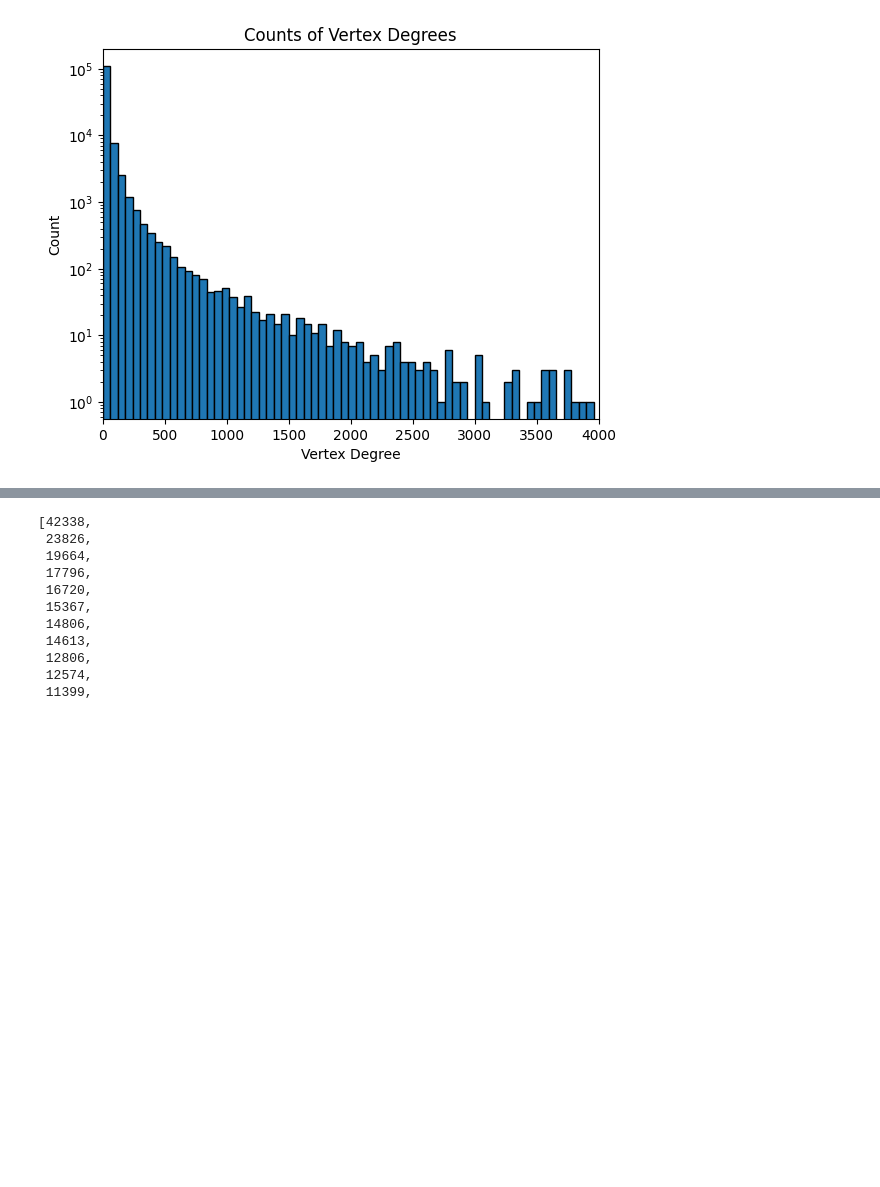
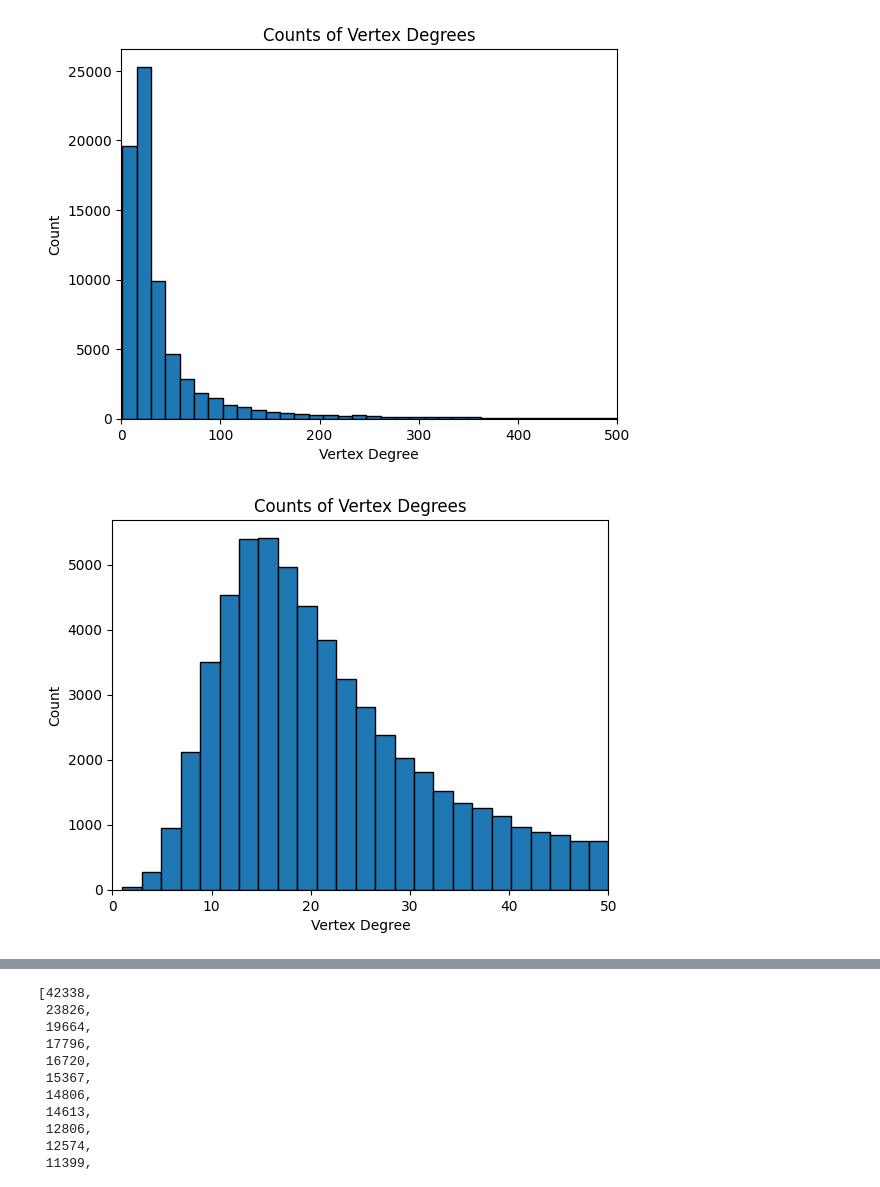
Before and after one commit to aimat-lab/materials_concepts, a Jupyter notebook: graph/Explore.ipynb, the cells around one changed output, grey strips where cells are left out. Saved outputs shown, nothing was run; the diff lists cells and outputs as text; code cells hidden in the pictures; blank space fills up the shorter version.

```diff
--- a/graph/Explore.ipynb
+++ b/graph/Explore.ipynb
@@ -30,14 +30,26 @@ for v1, v2, _ in edges:
 # %%
 
 data = degree_count.values()
 n_bins = int(np.floor(np.sqrt(len(data))))
-plt.hist(data, bins=n_bins*2, edgecolor='black')
+plt.hist(data, bins=n_bins*10, edgecolor='black')
 
-plt.yscale('log')
+#plt.yscale('log')
 plt.title('Counts of Vertex Degrees')
 plt.xlabel('Vertex Degree')
 plt.ylabel('Count')
-plt.xlim(0, 4000)
+plt.xlim(0, 500)
 plt.show()
+
+X_LIM = 50
+data = [d for d in data if d <= 50]
+n_bins = int(np.floor(np.sqrt(len(data))))
+plt.hist(data, bins=25, edgecolor='black')
+#plt.yscale('log')
+plt.title('Counts of Vertex Degrees')
+plt.xlabel('Vertex Degree')
+plt.ylabel('Count')
+plt.xlim(0, 50)
+plt.show()
 # %% [output]
-[figure, old version]
+[figure, new version]
+[figure, added]
```
Also changed, not shown: parts of 4 cells of this notebook, 2 other files.
